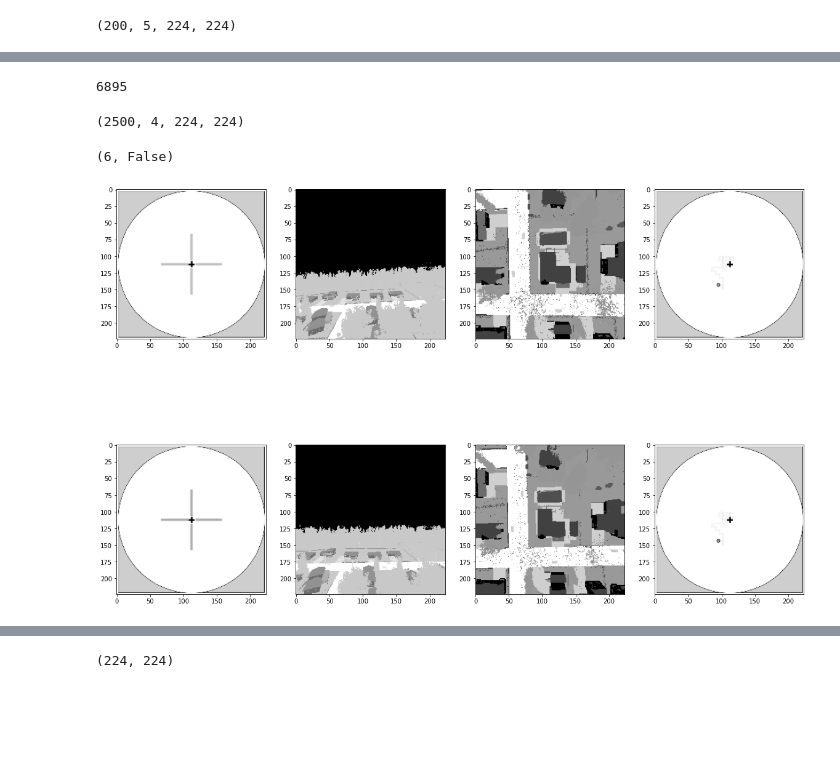
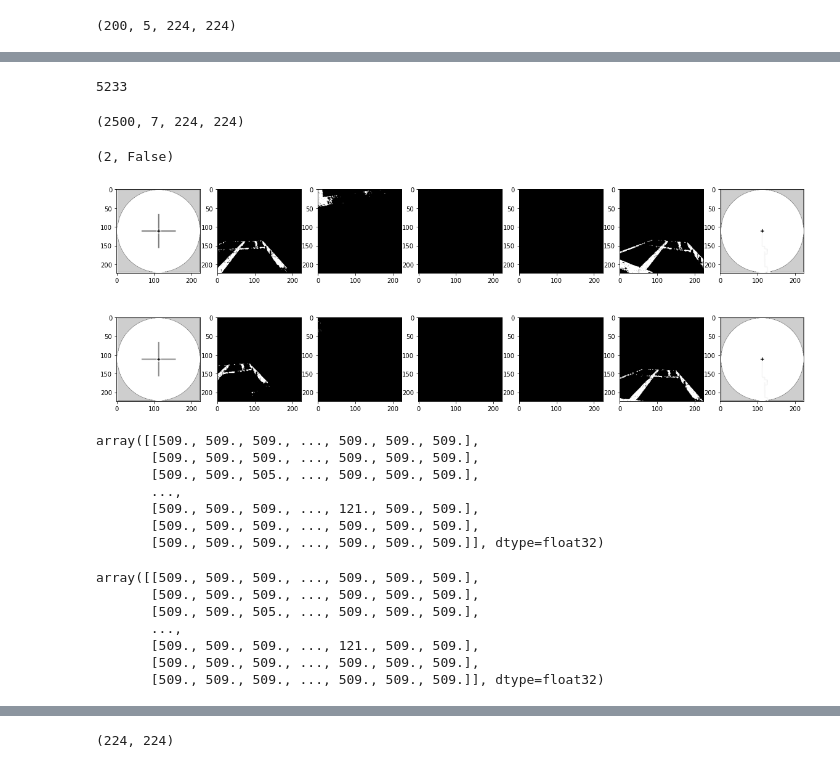
Before and after one commit to SBrewer15/AirSim-UAV-Reinforcement-Learning, a Jupyter notebook: ReplayBuffer.ipynb, the cells around one changed output, grey strips where cells are left out. Cells and saved outputs as stored; diff of their text form; code cells hidden in the pictures; blank space fills up the shorter version.

```diff
--- a/ReplayBuffer.ipynb
+++ b/ReplayBuffer.ipynb
@@ -103,7 +85,7 @@ memory.sample_buffer(32)
 # %%
 #memory.save_memory_buffer()
 # %%
-memory.load_memory_buffer('Neighborhood_600s_DDQNAgent_2022-03-22')
+memory.load_memory_buffer('Neighborhood_600s_DDQNAgent_2022-03-25')
 # %%
 memory.memory_counter, memory.memory_counter % memory.memory_size, memory.name
 # %% [output]
@@ -111,11 +93,11 @@ memory.memory_counter, memory.memory_counter % memory.memory_size, memory.name
 # %%
 memory.memory_counter
 # %% [output]
-6895
+5233
 # %%
 memory.state_memory.shape
 # %% [output]
-(2500, 4, 224, 224)
+(2500, 7, 224, 224)
 # %%
 states, actions, rewards, states_next, terminal=memory.sample_buffer(32)
 # %%
@@ -124,20 +106,40 @@ state=states[i]
 next_state = states_next[i]
 actions[i], terminal[i]
 # %% [output]
-(6, False)
+(2, False)
 # %%
 import matplotlib
 import matplotlib.pyplot as plt
 import matplotlib.patches as patches
 %matplotlib inline
 # %%
-n_col=4
-fig, ax = plt.subplots(2, n_col, figsize=(20,14))
+n_col=7
+fig, ax = plt.subplots(2, n_col, figsize=(20,7))
 for c in range(n_col):
     ax[0,c].imshow(state[c]*0.5+0.5, cmap='Greys_r')
     ax[1,c].imshow(next_state[c]*0.5+0.5, cmap='Greys_r')
 
 
 plt.show()
 # %% [output]
-[figure, old version]
+[figure, new version]
+# %%
+state[-1]
+# %% [output]
+array([[509., 509., 509., ..., 509., 509., 509.],
+       [509., 509., 509., ..., 509., 509., 509.],
+       [509., 509., 505., ..., 509., 509., 509.],
+       ...,
+       [509., 509., 509., ..., 121., 509., 509.],
+       [509., 509., 509., ..., 509., 509., 509.],
+       [509., 509., 509., ..., 509., 509., 509.]], dtype=float32)
+# %%
+state[0]
+# %% [output]
+array([[509., 509., 509., ..., 509., 509., 509.],
+       [509., 509., 509., ..., 509., 509., 509.],
+       [509., 509., 505., ..., 509., 509., 509.],
+       ...,
+       [509., 509., 509., ..., 121., 509., 509.],
+       [509., 509., 509., ..., 509., 509., 509.],
+       [509., 509., 509., ..., 509., 509., 509.]], dtype=float32)
```
Also changed, not shown: parts of 3 cells of this notebook, 10 other files.
